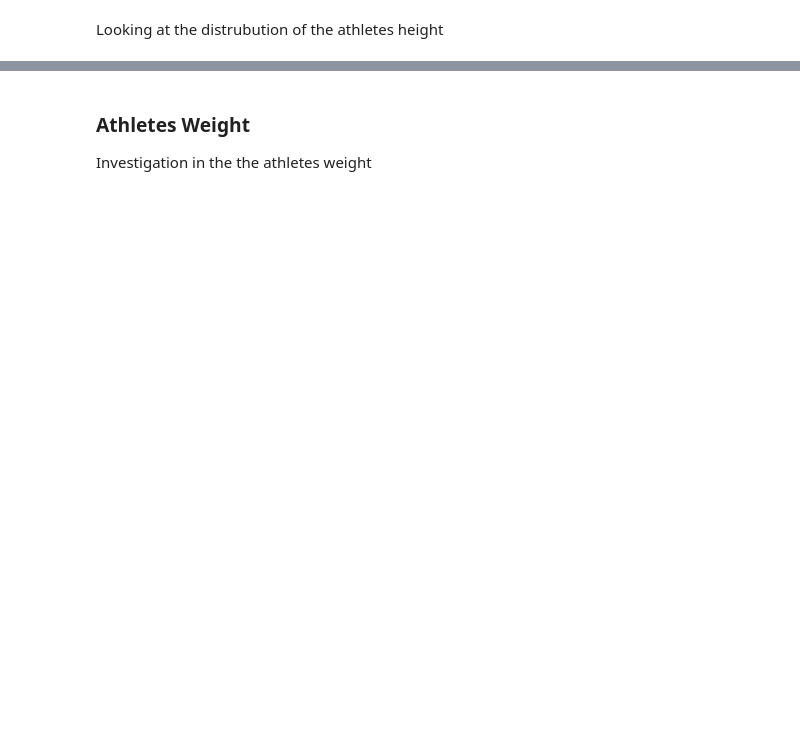
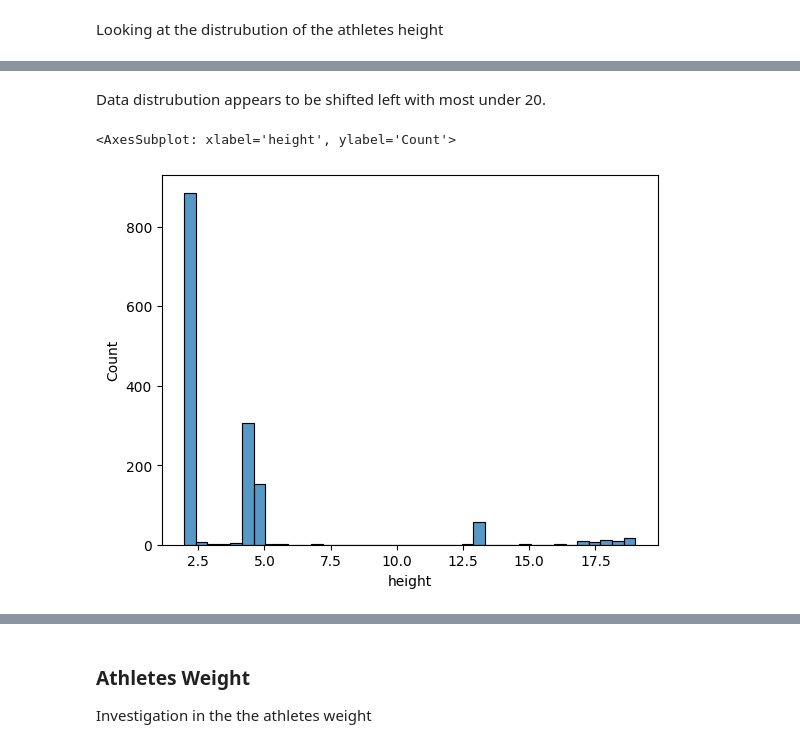
Before and after one commit to erictlong/2019-Crossfit-Games-, a Jupyter notebook: crossfit.ipynb, the cells around one changed output, grey strips where cells are left out. Drawn from its saved outputs; the diff is of its cells as text; code cells hidden in the pictures; blank space fills up the shorter version.

```diff
--- a/crossfit.ipynb
+++ b/crossfit.ipynb
@@ -184,0 +223,7 @@ open_athletes[open_athletes["height"] > 3]
+# %% [markdown]
+Data distrubution appears to be shifted left with most under 20.
+# %%
+sns.histplot(data=male_open_over_limit[male_open_over_limit["height"] < 20], x="height")
+# %% [output]
+<AxesSubplot: xlabel='height', ylabel='Count'>
+[figure, added]
```
Also changed, not shown: parts of 25 cells of this notebook.
